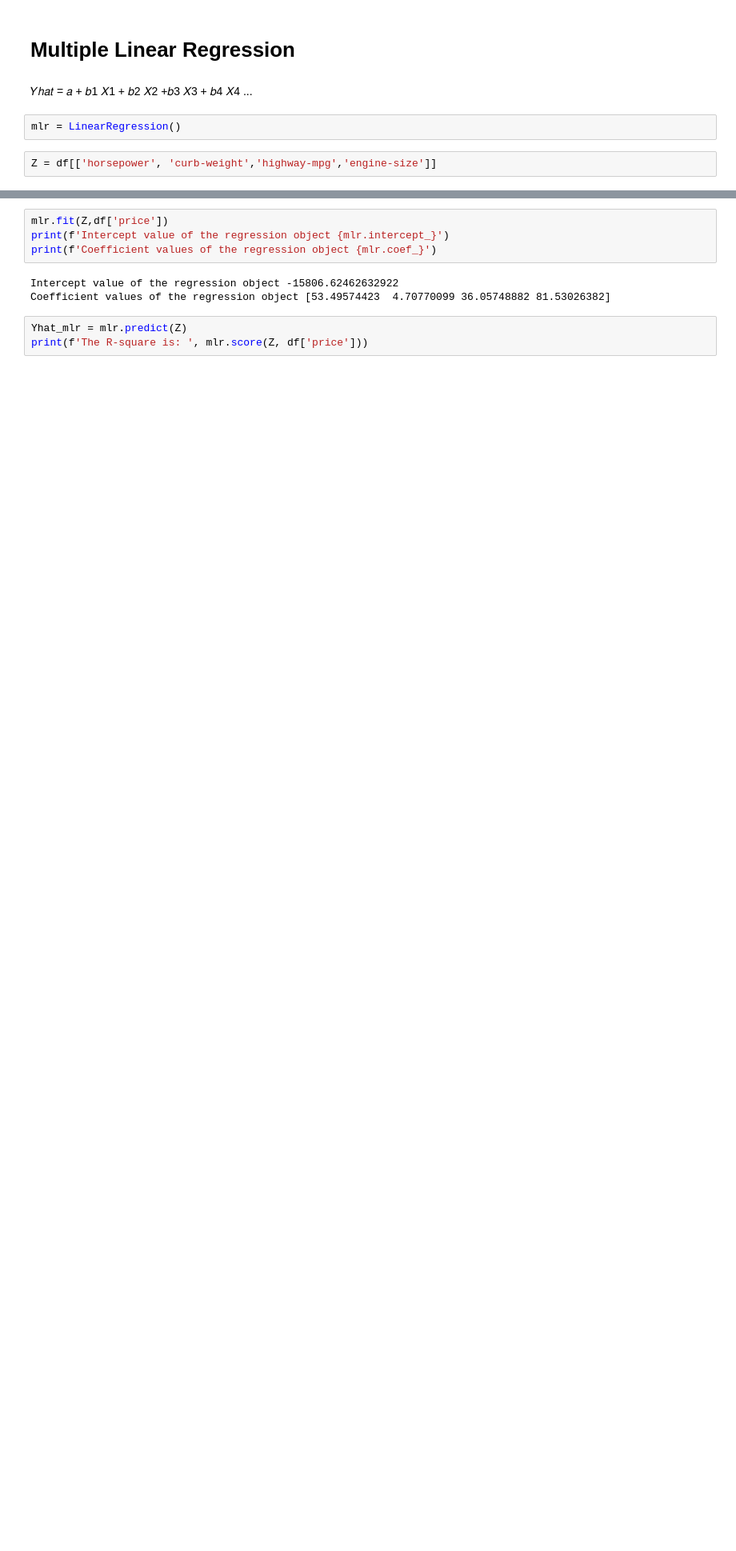
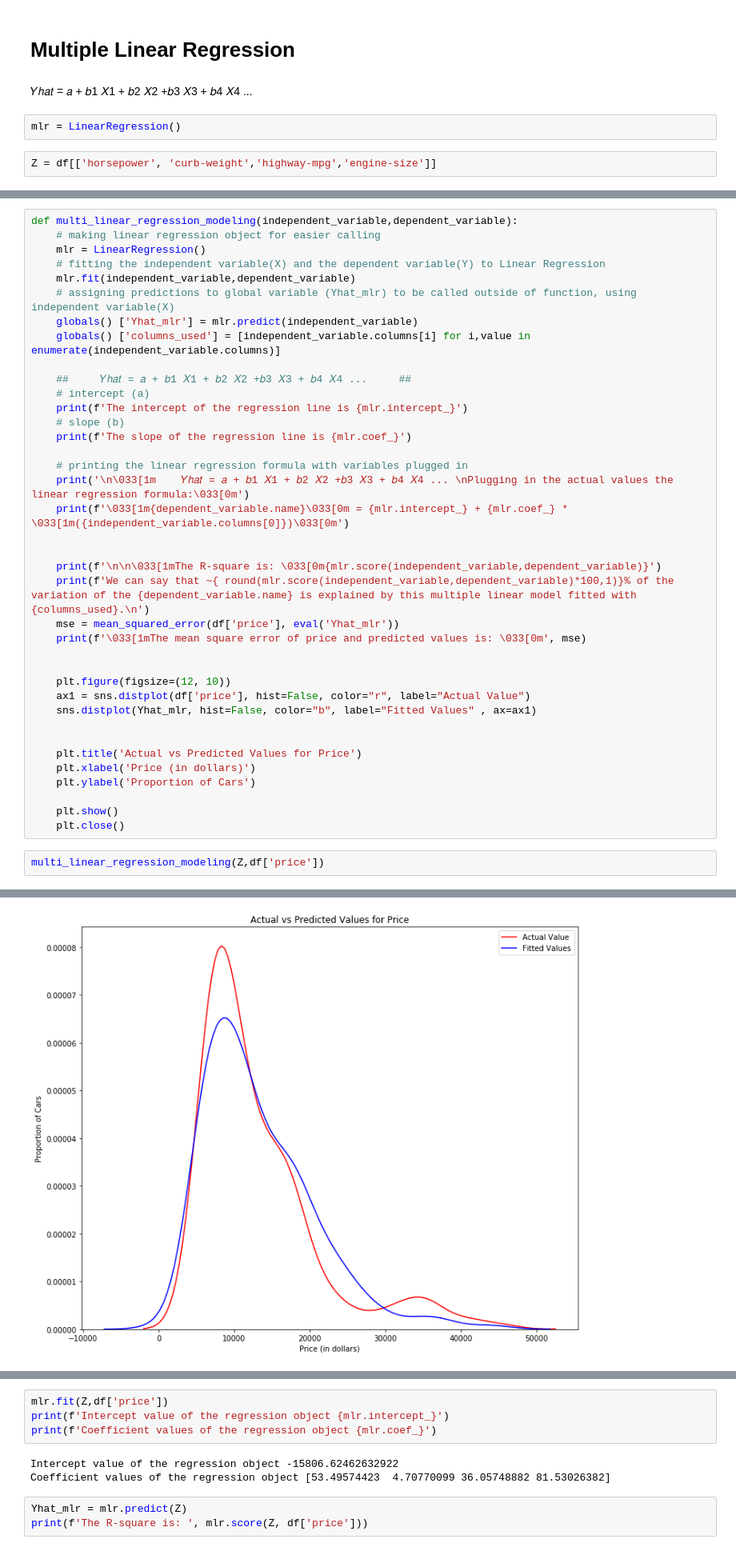
Before and after one commit to sdman135/Cars-project, a Jupyter notebook: Untitled.ipynb, the cells around one changed output, grey strips where cells are left out. Shown at 80% size. Drawn from its saved outputs; the diff is of its cells as text; blank space fills up the shorter version.

```diff
--- a/Untitled.ipynb
+++ b/Untitled.ipynb
@@ -214,0 +231,41 @@ Z = df[['horsepower', 'curb-weight','highway-mpg','engine-size']]
+# %%
+def multi_linear_regression_modeling(independent_variable,dependent_variable):
+    # making linear regression object for easier calling
+    mlr = LinearRegression()
+    # fitting the independent variable(X) and the dependent variable(Y) to Linear Regression
+    mlr.fit(independent_variable,dependent_variable)
+    # assigning predictions to global variable (Yhat_mlr) to be called outside of function, using independent variable(X)
+    globals() ['Yhat_mlr'] = mlr.predict(independent_variable)
+    globals() ['columns_used'] = [independent_variable.columns[i] for i,value in enumerate(independent_variable.columns)]
+
+    ##     𝑌ℎ𝑎𝑡 = 𝑎 + 𝑏1 𝑋1 + 𝑏2 𝑋2 +𝑏3 𝑋3 + 𝑏4 𝑋4 ...     ##
+    # intercept (a)
+    print(f'The intercept of the regression line is {mlr.intercept_}')
+    # slope (b)
+    print(f'The slope of the regression line is {mlr.coef_}')
+
+    # printing the linear regression formula with variables plugged in
+    print('\n\033[1m    𝑌ℎ𝑎𝑡 = 𝑎 + 𝑏1 𝑋1 + 𝑏2 𝑋2 +𝑏3 𝑋3 + 𝑏4 𝑋4 ... \nPlugging in the actual values the linear regression formula:\033[0m')
+    print(f'\033[1m{dependent_variable.name}\033[0m = {mlr.intercept_} + {mlr.coef_} * \033[1m({independent_variable.columns[0]})\033[0m')
+
+
+    print(f'\n\n\033[1mThe R-square is: \033[0m{mlr.score(independent_variable,dependent_variable)}')
+    print(f'We can say that ~{ round(mlr.score(independent_variable,dependent_variable)*100,1)}% of the variation of the {dependent_variable.name} is explained by this multiple linear model fitted with {columns_used}.\n')
+    mse = mean_squared_error(df['price'], eval('Yhat_mlr'))
+    print(f'\033[1mThe mean square error of price and predicted values is: \033[0m', mse)
+
+
+    plt.figure(figsize=(12, 10))
+    ax1 = sns.distplot(df['price'], hist=False, color="r", label="Actual Value")
+    sns.distplot(Yhat_mlr, hist=False, color="b", label="Fitted Values" , ax=ax1)
+
+
+    plt.title('Actual vs Predicted Values for Price')
+    plt.xlabel('Price (in dollars)')
+    plt.ylabel('Proportion of Cars')
+
+    plt.show()
+    plt.close()
+# %%
+multi_linear_regression_modeling(Z,df['price'])
+# %% [output]
@@ -214,0 +284 @@ Z = df[['horsepower', 'curb-weight','highway-mpg','engine-size']]
+[figure, added]
```
Also changed, not shown: parts of 13 cells of this notebook.
